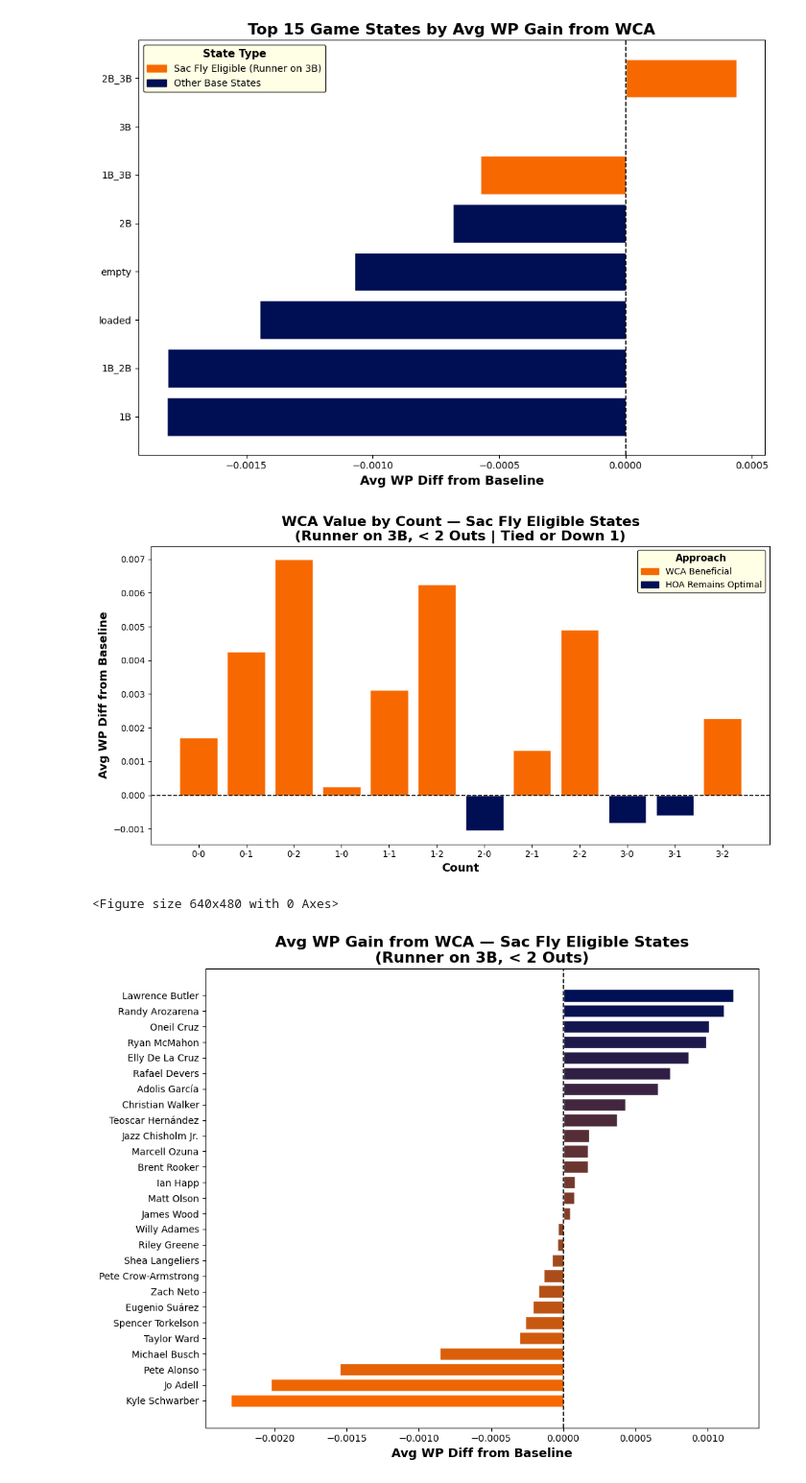
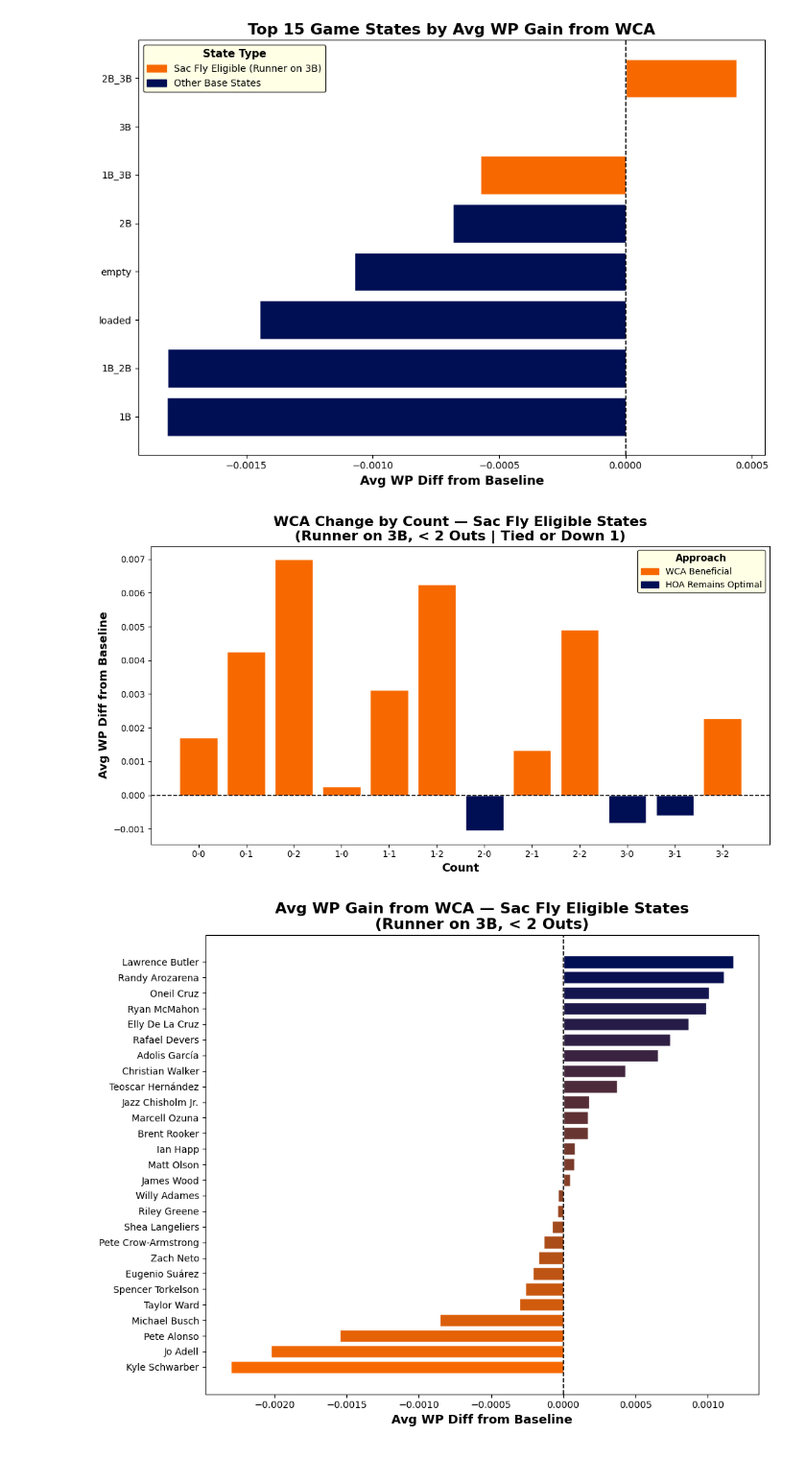
Before and after one commit to benresnic/SABR26, a Jupyter notebook: Simulations/output/sac_fly_viz.ipynb, the cells around one changed output. Shown at 96% size. Drawn from its saved outputs; the diff is of its cells as text; code cells hidden in the pictures.

Commit message:
Added updated plots and code

```diff
--- a/Simulations/output/sac_fly_viz.ipynb
+++ b/Simulations/output/sac_fly_viz.ipynb
@@ -167,36 +167,35 @@ save("sac_fly_top_states")
 
 sac_close = sac[sac["score_diff"].isin([0, -1])]
 
 count_order = ["0-0","0-1","0-2","1-0","1-1","1-2",
                "2-0","2-1","2-2","3-0","3-1","3-2"]
 
 sac_count = (sac_close.groupby("count")["wp_diff_from_baseline"]
              .mean().reset_index())
 sac_count["count"] = pd.Categorical(sac_count["count"],
                                      categories=count_order, ordered=True)
 sac_count = sac_count.sort_values("count")
 sac_count["color"] = ["#f76900" if v > 0 else "#000e54"
                        for v in sac_count["wp_diff_from_baseline"]]
 
 fig, ax = plt.subplots(figsize=(11, 6))
 ax.bar(sac_count["count"], sac_count["wp_diff_from_baseline"],
        color=sac_count["color"], edgecolor="white")
 ax.axhline(0, color="black", linewidth=1.2, linestyle="--")
-fmt_ax(ax, "WCA Value by Count — Sac Fly Eligible States\n(Runner on 3B, < 2 Outs | Tied or Down 1)",
+fmt_ax(ax, "WCA Change by Count — Sac Fly Eligible States\n(Runner on 3B, < 2 Outs | Tied or Down 1)",
        "Count", "Avg WP Diff from Baseline")
 
 patch_pos = mpatches.Patch(color="#f76900", label="WCA Beneficial")
 patch_neg = mpatches.Patch(color="#000e54", label="HOA Remains Optimal")
 legend = ax.legend(handles=[patch_pos, patch_neg], fontsize=10,
                    facecolor="lightyellow", edgecolor="black",
                    title="Approach", title_fontsize=11)
 legend.get_title().set_fontweight("bold")
 plt.tight_layout()
 plt.savefig("sac_fly_by_count_close.png", dpi=300, bbox_inches="tight")
 plt.show()
 # %% [output]
-[figure, old version]
+[figure, new version]
-<Figure size 640x480 with 0 Axes>
 # %%
 # PLOT 4: PER-PLAYER WP DIFF IN SAC FLY STATES
 # Shows which PV hitters benefit most from WCA specifically in sac fly situations
```
Also changed, not shown: 2 other files.
